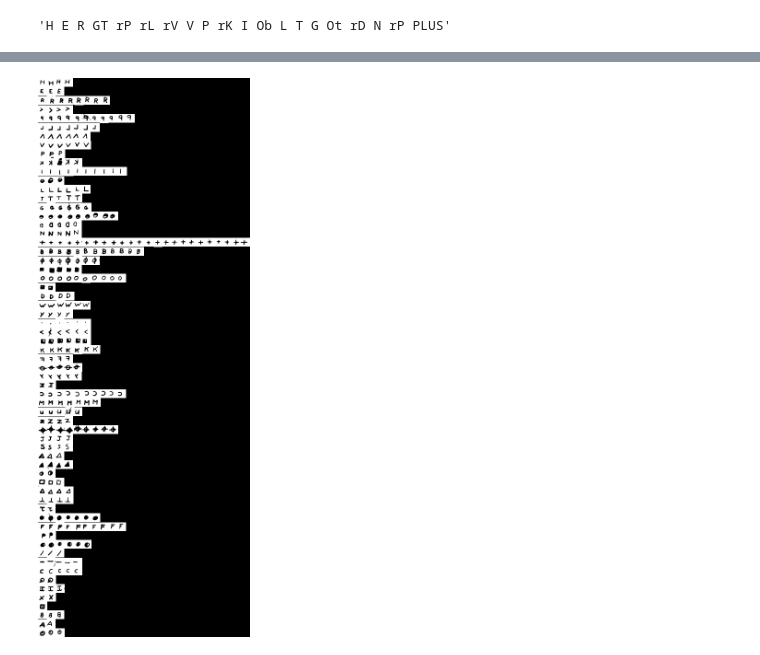
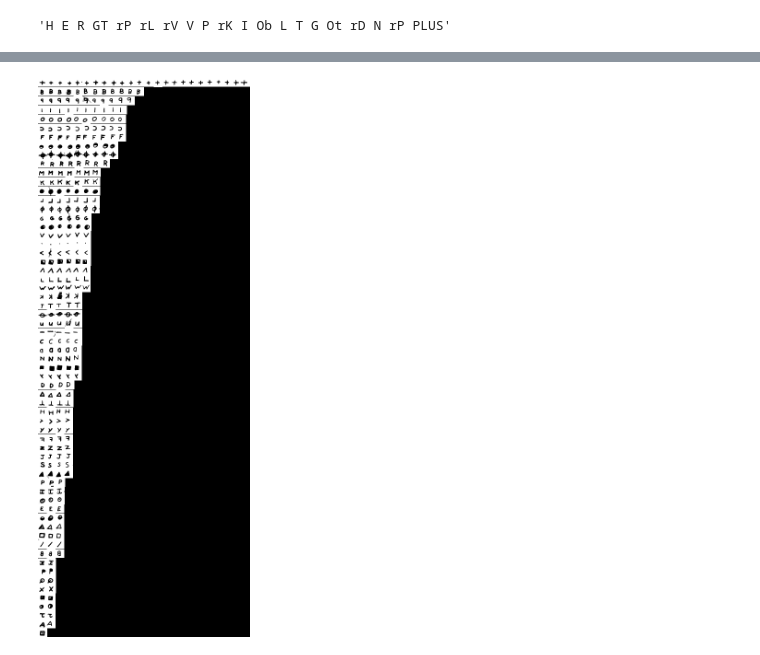
Before and after one commit to Sasja/z340, a Jupyter notebook: z340.ipynb, the cells around one changed output, grey strips where cells are left out. Saved outputs shown, nothing was run; the diff lists cells and outputs as text; code cells hidden in the pictures.

Commit message:
add matplotlib, a frequency plot and stuff

```diff
--- a/z340.ipynb
+++ b/z340.ipynb
@@ -110,8 +110,8 @@ z340_raw
 # %%
 x,y = 29,63
 width,height = 326, 381
-box = (x, y, x + width, y + height)
-z340_cropped = z340_raw.crop(box).convert("L")
+crop_box = (x, y, x + width, y + height)
+z340_cropped = z340_raw.crop(crop_box).convert("L")
 z340_cropped
 # %% [output]
 [figure]
@@ -146,8 +146,8 @@ def z340_getSymbol(col, row):
     im = z340_enhanced
     dx = im.width / 17
     dy = im.height / 20
-    box = (col * dx, row * dy, (col+1) * dx, (row+1) * dy)
-    return im.crop(box)
+    crop_box = (col * dx, row * dy, (col+1) * dx, (row+1) * dy)
+    return im.crop(crop_box)
 
 z340_getSymbol(0,12).resize((50,50))
 # %% [output]
@@ -185,24 +193,24 @@ Odot : 150 205 278
 # %%
 im_allrows = []
 for key, positions in z340_dict.items():
     allPics = [z340_getSymbol(p % 17, p // 17) for p in positions]
     widths, heights = zip(*([pic.size for pic in allPics]))
     total_width, max_height = sum(widths), max(heights)
     im_all = Image.new("L", (total_width, max_height))
     x_offset = 0
     for pic in allPics:
         im_all.paste(pic, (x_offset,0))
         x_offset += pic.size[0]
     im_allrows.append(im_all)
 
 widths, heights = zip(*([pic.size for pic in im_allrows]))
 max_width, total_height = max(widths), sum(heights)
 im_overview = Image.new("L", (max_width,total_height))
 y_offset = 0
-for pic in im_allrows:
+for pic in sorted(im_allrows, key=lambda a:a.width, reverse = True):
     im_overview.paste(pic, (0,y_offset))
     y_offset += pic.size[1]
 
 im_overview
 # %% [output]
-[figure, old version]
+[figure, new version]
```
Also changed, not shown: parts of 1 cell of this notebook, 2 other files.
